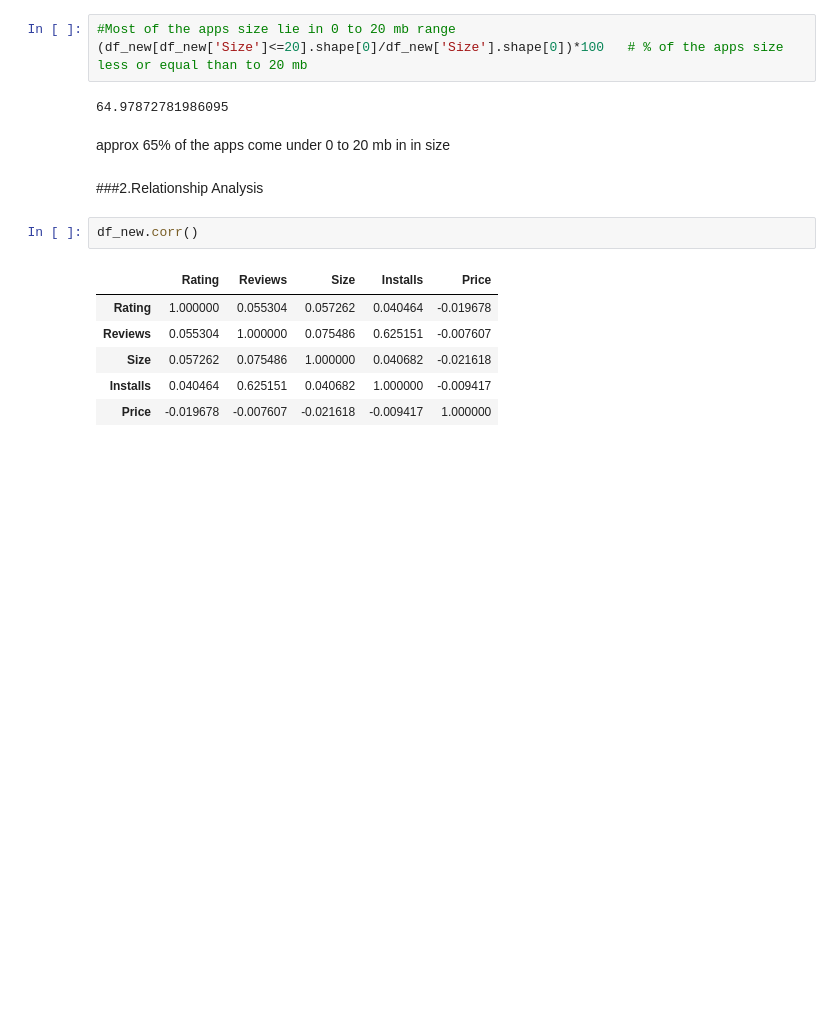
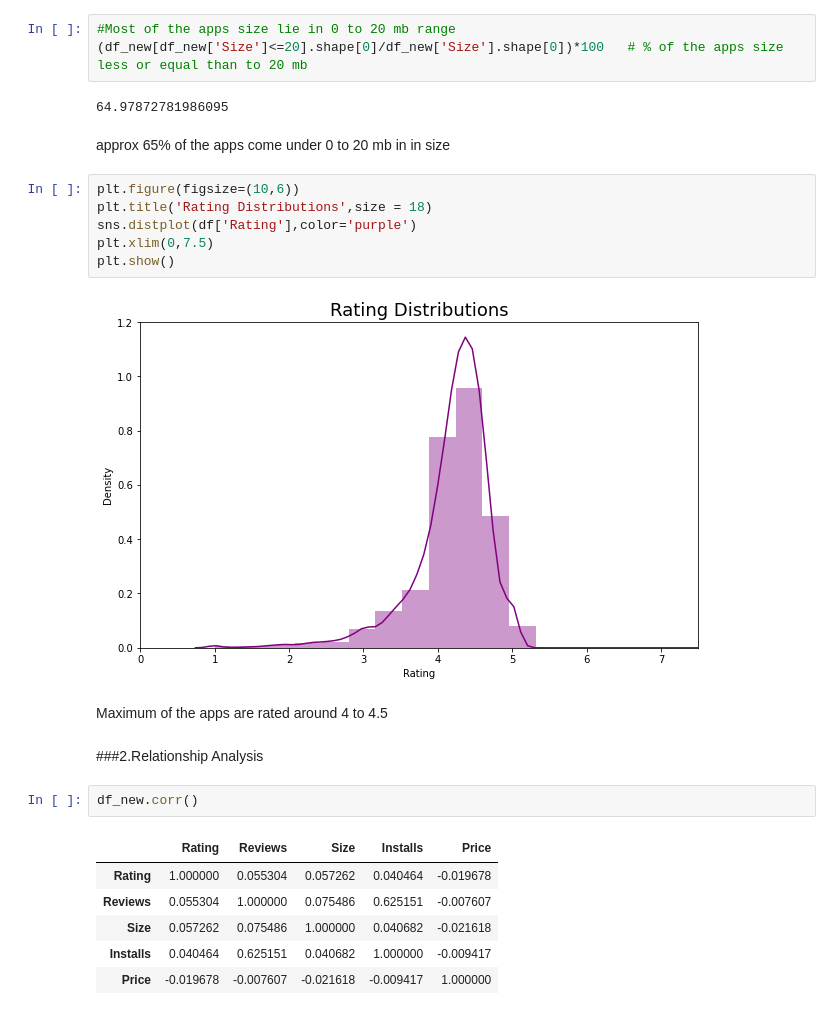
Before and after one commit to sunanda-debnath/EDA-PLAYSTORE-APP, a Jupyter notebook: Play_Store_App_Review_Analysis_Capstone_Project.ipynb, the cells around one changed output. Cells and saved outputs as stored; diff of their text form; blank space fills up the shorter version.

```diff
--- a/Play_Store_App_Review_Analysis_Capstone_Project.ipynb
+++ b/Play_Store_App_Review_Analysis_Capstone_Project.ipynb
@@ -322,6 +315,16 @@ AttributeError: ignored
 64.97872781986095
 # %% [markdown]
 approx 65% of the apps come under 0 to 20 mb in in size
+# %%
+plt.figure(figsize=(10,6))
+plt.title('Rating Distributions',size = 18)
+sns.distplot(df['Rating'],color='purple')
+plt.xlim(0,7.5)
+plt.show()
+# %% [output]
+[figure, added]
+# %% [markdown]
+Maximum of the apps are rated around 4 to 4.5
 # %% [markdown]
 ###2.Relationship Analysis
 # %%
```
Also changed, not shown: parts of 20 cells of this notebook.
